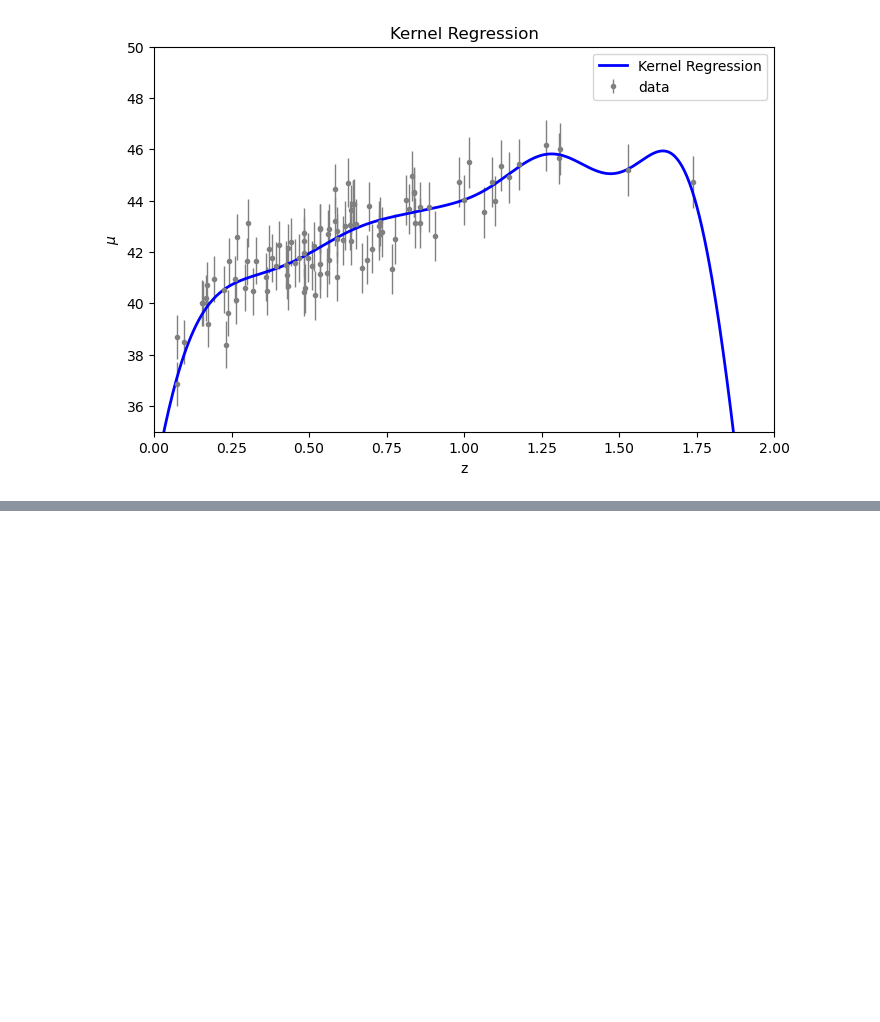
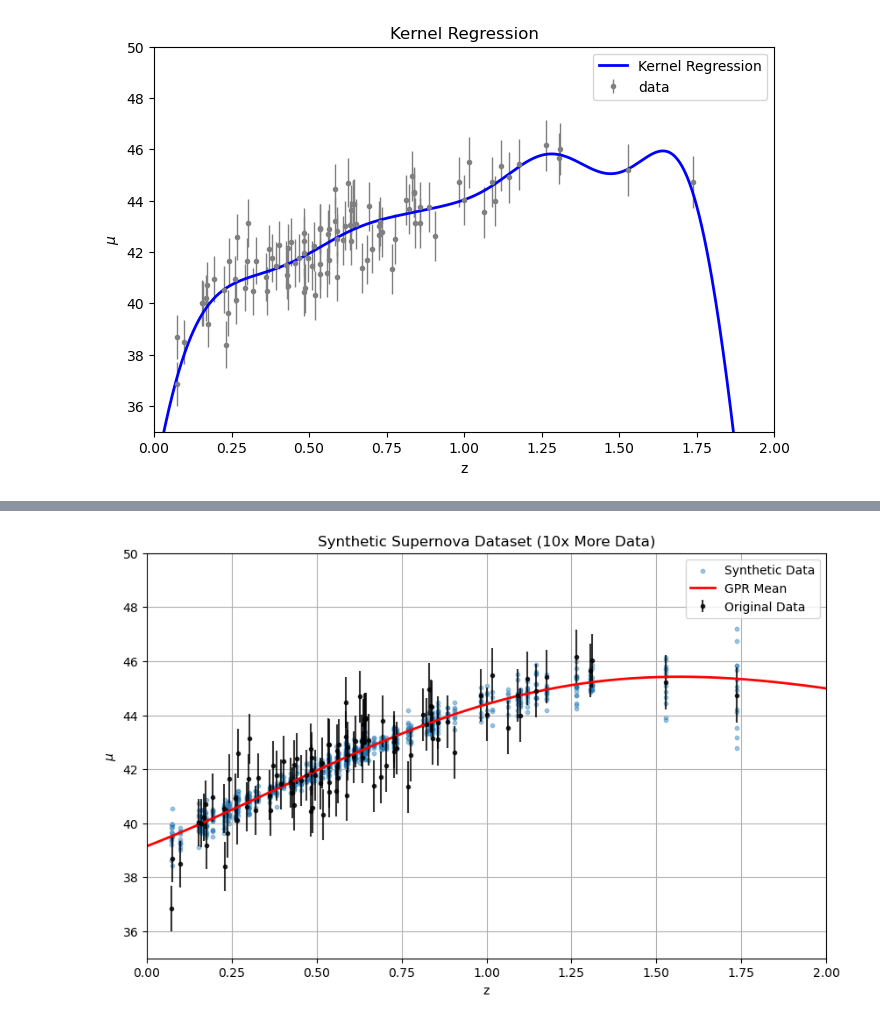
Before and after one commit to mgili01/astrostatistics_bicocca_2026, a Jupyter notebook: working/12_SN_distances_redshifts.ipynb, the cells around one changed output, grey strips where cells are left out. Saved outputs shown, nothing was run; the diff lists cells and outputs as text; code cells hidden in the pictures; blank space fills up the shorter version.

```diff
--- a/working/12_SN_distances_redshifts.ipynb
+++ b/working/12_SN_distances_redshifts.ipynb
@@ -210,0 +331,53 @@ plt.show()
+# %%
+mu_new_mean, mu_new_sigma = gpr.predict(
+    X_new,
+    return_std=True
+)
+# %%
+mu_new = np.random.normal(
+    mu_new_mean,
+    mu_new_sigma
+)
+# %%
+plt.figure(figsize=(10, 6))
+
+# Original data
+plt.errorbar(
+    z_sample,
+    mu_sample,
+    dmu,
+    fmt='.',
+    color='black',
+    alpha=0.8,
+    label='Original Data'
+)
+
+# New synthetic data
+plt.scatter(
+    z_new,
+    mu_new,
+    s=10,
+    alpha=0.4,
+    label='Synthetic Data'
+)
+
+# GPR fit
+plt.plot(
+    z_fit,
+    mu_pred,
+    color='red',
+    lw=2,
+    label='GPR Mean'
+)
+
+plt.xlabel('z')
+plt.ylabel(r'$\mu$')
+plt.title('Synthetic Supernova Dataset (10x More Data)')
+plt.xlim(0, 2)
+plt.ylim(35, 50)
+plt.legend()
+plt.grid(True)
+
+plt.show()
+# %% [output]
+[figure, added]
```
Also changed, not shown: parts of 35 cells of this notebook.
